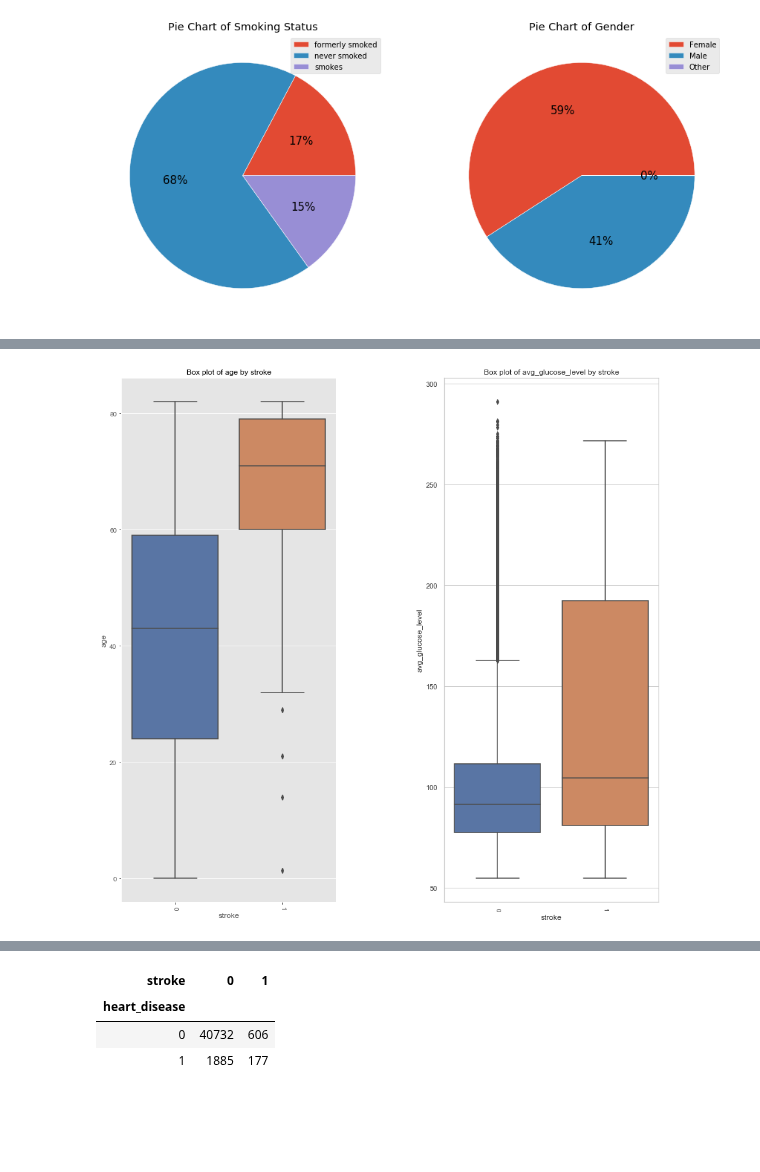
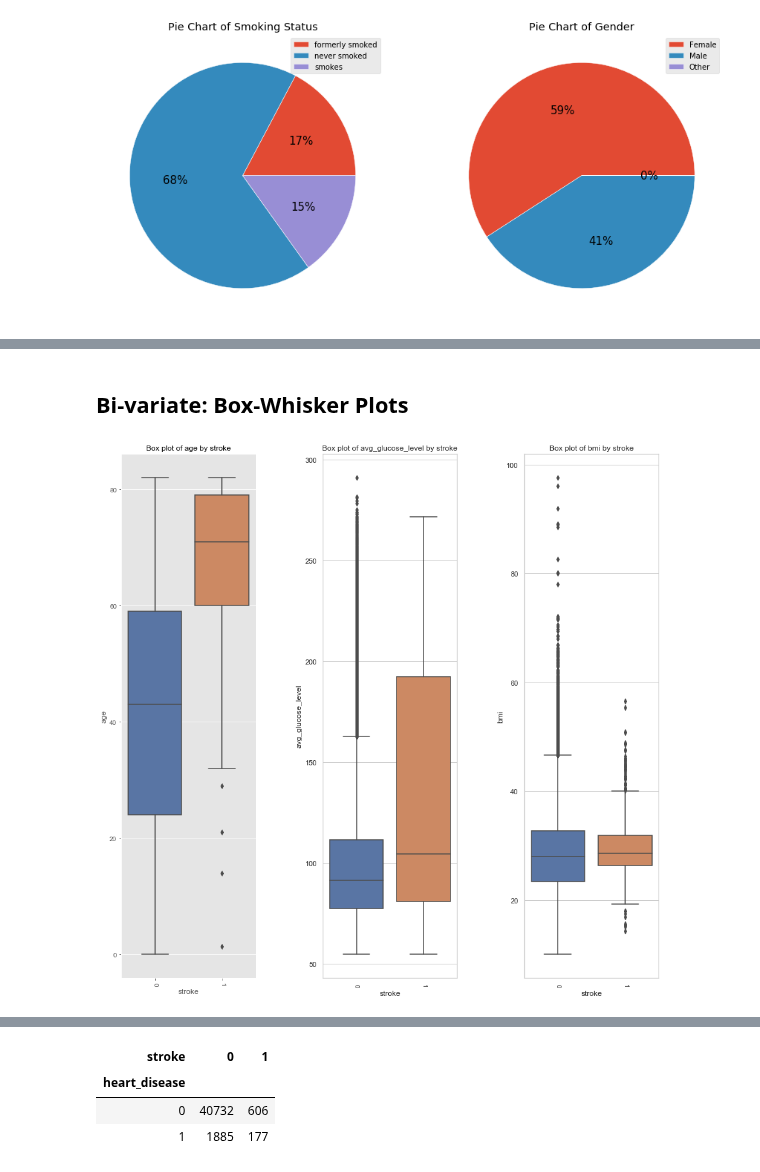
Before and after one commit to yoots88/portfolio, a Jupyter notebook: p1_stroke_risk/p1_stroke_risk_pred_eda.ipynb, the cells around one changed output, grey strips where cells are left out. Saved outputs shown, nothing was run; the diff lists cells and outputs as text; code cells hidden in the pictures; blank space fills up the shorter version.

```diff
--- a/p1_stroke_risk/p1_stroke_risk_pred_eda.ipynb
+++ b/p1_stroke_risk/p1_stroke_risk_pred_eda.ipynb
@@ -176,23 +176,31 @@ def plot_pie_chart(df_1, var_name_1,
 
 
 def plot_box(df, num_var_1, cat_var_1,
-             num_var_2, cat_var_2, hue=None):
+             num_var_2, cat_var_2,
+             num_var_3, cat_var_3, hue=None):
     '''plot a box-whisker of specified variables'''
     plt.figure(figsize=(15,15))
     plt.subplots_adjust(hspace=0.5, wspace=0.5)
     # Sub-plot 1:
-    plt.subplot(1,2,1)
+    plt.subplot(1,3,1)
     df.sort_values(by=[num_var_1], inplace=True)
     sns.set(style='whitegrid')
     sns.boxplot(cat_var_1, num_var_1, hue, df)
     plt.title('Box plot of ' + num_var_1 + ' by ' + cat_var_1)
     plt.xticks(rotation=270, fontsize=10)
     # Sub-plot 2:
-    plt.subplot(1,2,2)
+    plt.subplot(1,3,2)
     df.sort_values(by=[num_var_2], inplace=True)
     sns.set(style='whitegrid')
     sns.boxplot(cat_var_2, num_var_2, hue, df)
     plt.title('Box plot of ' + num_var_2 + ' by ' + cat_var_2)
+    plt.xticks(rotation=270, fontsize=10)
+    # Sub-plot 3:
+    plt.subplot(1,3,3)
+    df.sort_values(by=[num_var_3], inplace=True)
+    sns.set(style='whitegrid')
+    sns.boxplot(cat_var_3, num_var_3, hue, df)
+    plt.title('Box plot of ' + num_var_3 + ' by ' + cat_var_3)
     plt.xticks(rotation=270, fontsize=10)
 
 
@@ -209,8 +217,10 @@ def plot_corr_matrix(df, list_vars):
     mask = np.zeros_like(corr)
     mask[np.triu_indices_from(corr)] = True
     plt.figure(figsize=(12,12))
-    sns.heatmap(corr, cmap=sns.diverging_palette(220,10,as_cmap=True),
-                annot=True, annot_kws={'size':15}, fmt=".2f", mask=mask)
+    sns.heatmap(corr, mask=mask, square=True, linewidths = .5,
+                cmap=sns.diverging_palette(220,10,as_cmap=True),
+                vmin = -1, vmax = 1, fmt=".2f",
+                annot=True, annot_kws={'size':15})
     plt.xticks(rotation=90)
     plt.yticks(rotation=0)
     plt.show()
@@ -464,7 +530,10 @@ plot_pie_chart(df_grp_smoking_status, 'Smoking Status',
+# %% [markdown]
+## Bi-variate: Box-Whisker Plots ##
 # %%
 # ---7 visualize data: bi-variate ---
 # plot a box-whisker:
 plot_box(df_eda, 'age', 'stroke',
-        'avg_glucose_level', 'stroke')
+        'avg_glucose_level', 'stroke',
+        'bmi', 'stroke')
 # %% [output]
-[figure, old version]
+[figure, new version]
```
Also changed, not shown: parts of 28 cells of this notebook.
